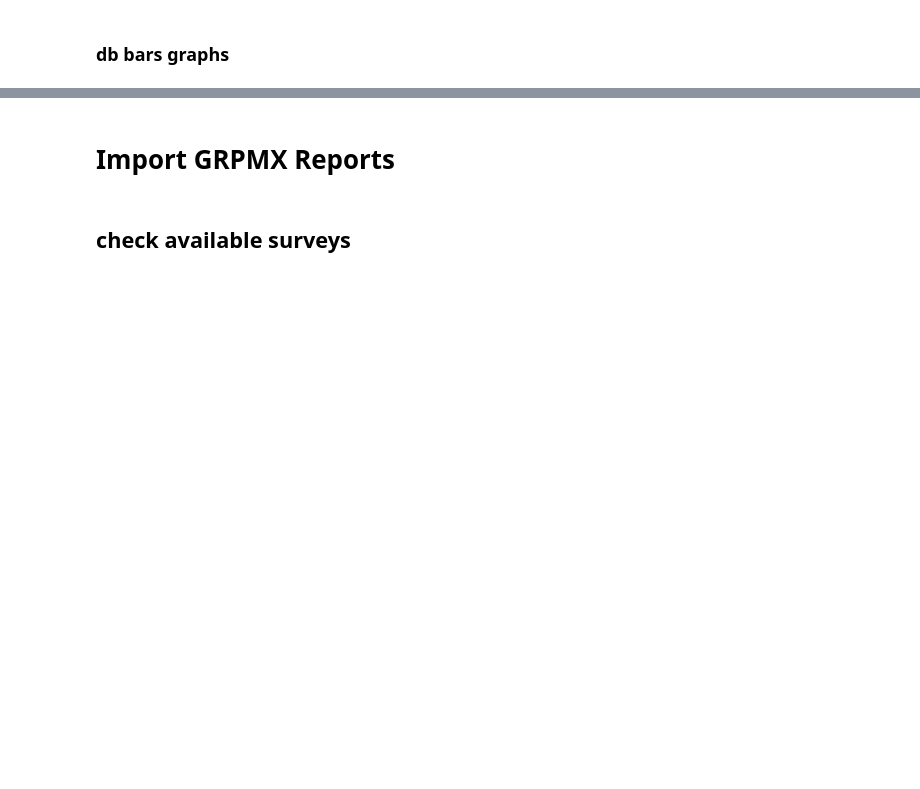
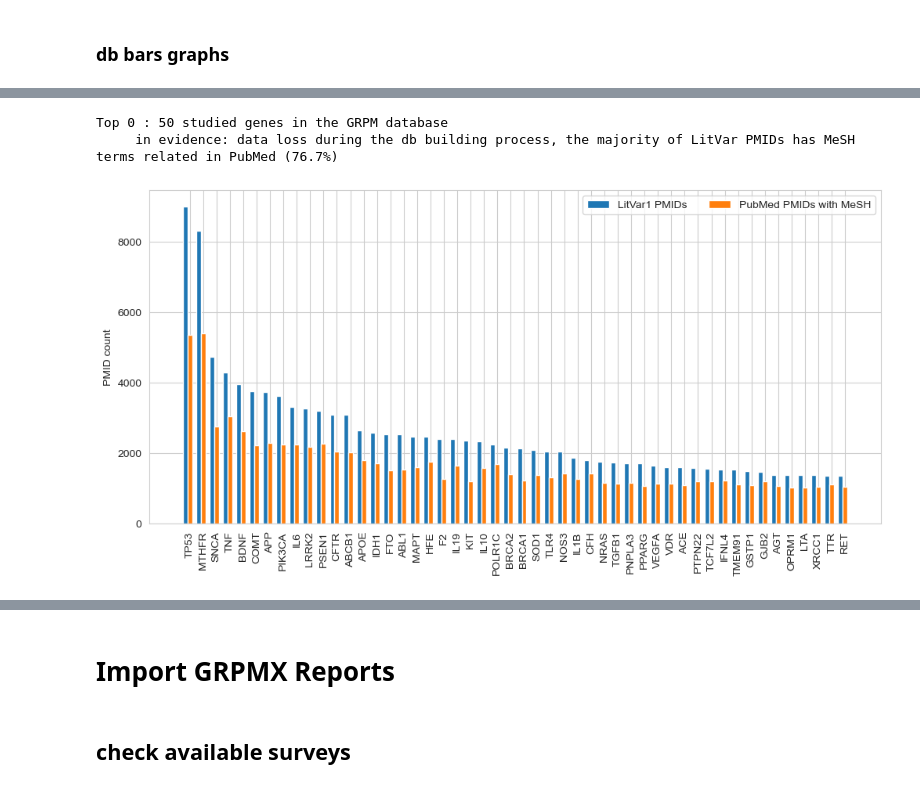
Before and after one commit to johndef64/GRPM_system, a Jupyter notebook: GRPM_04_grpm-data_analyzer.ipynb, the cells around one changed output, grey strips where cells are left out. Saved outputs shown, nothing was run; the diff lists cells and outputs as text; code cells hidden in the pictures; blank space fills up the shorter version.

```diff
--- a/GRPM_04_grpm-data_analyzer.ipynb
+++ b/GRPM_04_grpm-data_analyzer.ipynb
@@ -238,34 +352,40 @@ def generate_bars(data= GRPM_report,
     GRPM_report_s  = data.sort_values(by=sort_by, ascending=False).reset_index(drop=True)
     genes          = GRPM_report_s[gene_f:gene_l]['gene']
     grpm_data      = {
         'LitVar1 PMIDs': GRPM_report_s[gene_f:gene_l][value1],
         'PubMed PMIDs with MeSH': GRPM_report_s[gene_f:gene_l][value2],
     }
 
     x = np.arange(len(genes))  # the label locations
     width = 0.35  # the width of the bars
     multiplier = 0
 
     fig, ax = plt.subplots(layout='constrained', figsize=((gene_l-gene_f) * 0.2, (gene_l-gene_f) * 0.1))
 
 
     for attribute, measurement in grpm_data.items():
         offset = width * multiplier
         rects = ax.bar(x + offset, measurement, width, label=attribute)
         #ax.bar_label(rects, padding=3)
         multiplier += 1
 
     # Add some text for labels, title and custom x-axis tick labels, etc.
 
-    plt.title('Top ' + str(gene_f) + ':' + str(gene_l) + ' genes in db: ' + value1 + ', ' + value2)
+    #plt.title('Top ' + str(gene_f) + ':' + str(gene_l) + ' genes in db: ' + value1 + ', ' + value2)
+    plt.ylabel('PMID count')
     plt.xticks(rotation=90)
     ax.set_xticks(x + width, genes)
     ax.legend(loc='upper right', ncols=3)
     print('Top',gene_f,':',gene_l,'studied genes in the GRPM database')
     print('     in evidence: data loss during the db building process, the majority of LitVar PMIDs has MeSH terms related in PubMed','('+str(round(percentage,1))+'%)')
 
 generate_bars()
+plt.savefig(r'G:\Altri computer\Razor\Nutrigenetica\Pubs_ourPaper\PaperRevision\Figures\fig_11.png', dpi=300)
 plt.show()
+# %% [output]
+Top 0 : 50 studied genes in the GRPM database
+     in evidence: data loss during the db building process, the majority of LitVar PMIDs has MeSH terms related in PubMed (76.7%)
+[figure, added]
 # %%
 import matplotlib.pyplot as plt
 
```
Also changed, not shown: parts of 106 cells of this notebook.
